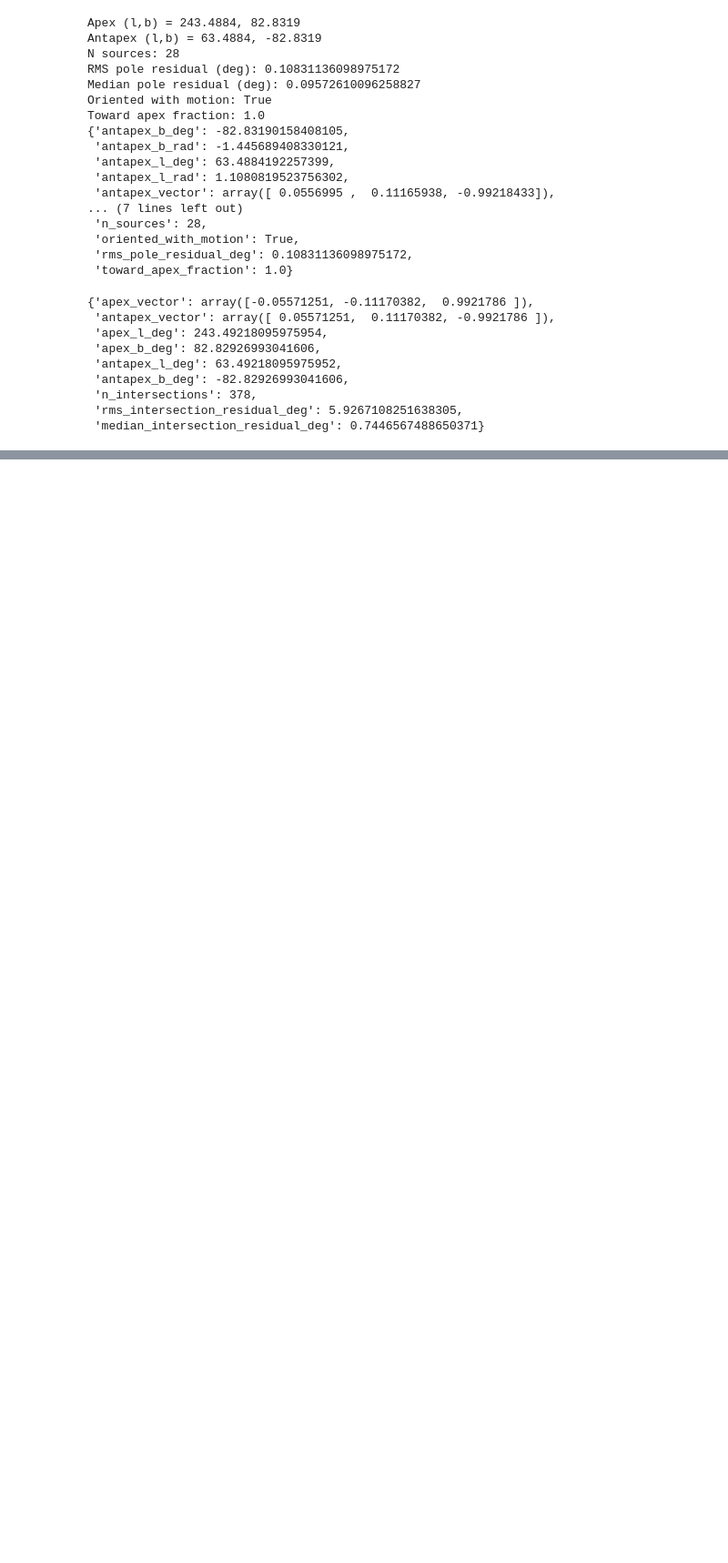
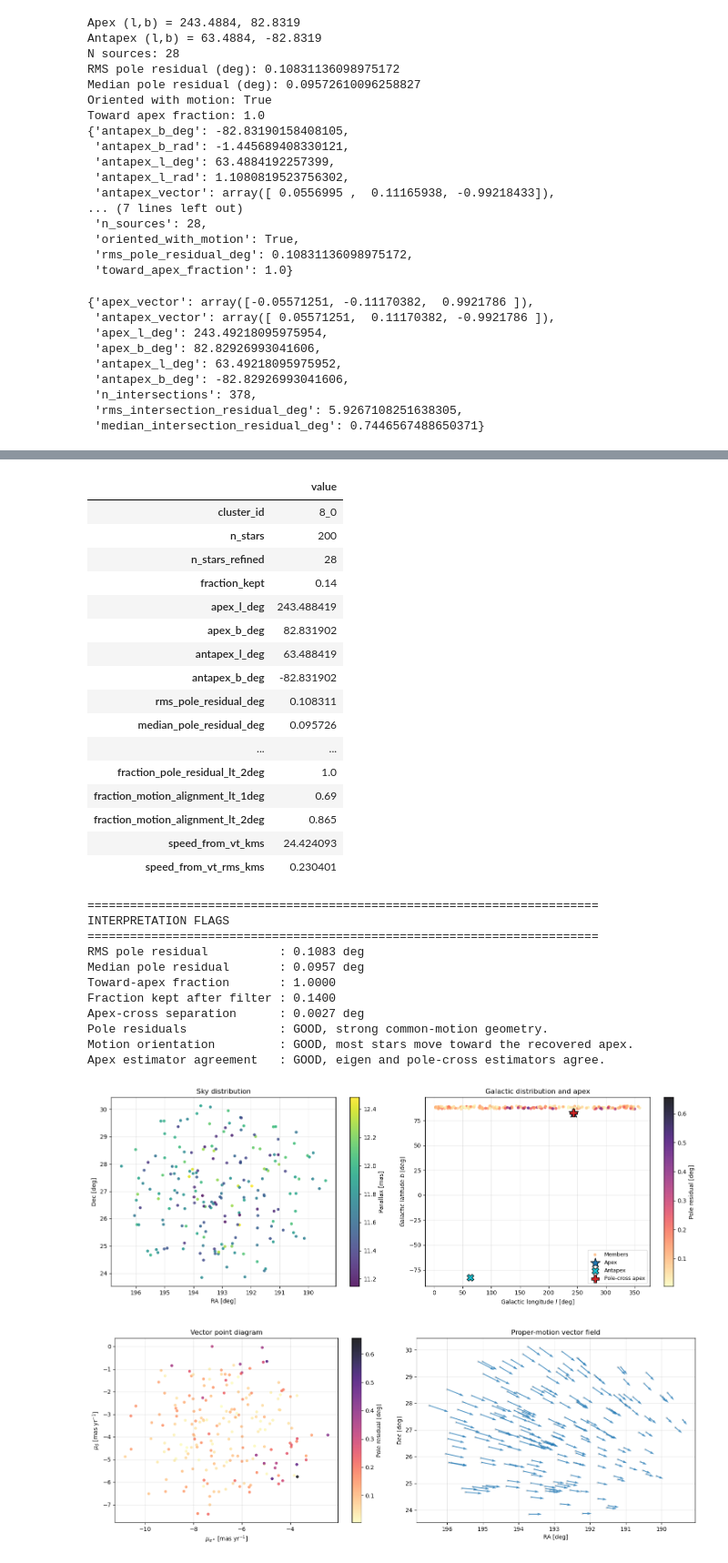
Before and after one commit to nicolasbojacarojas/clusterization_project, a Jupyter notebook: dev/pasantia/analisis_simulacion_coma.ipynb, the cells around one changed output, grey strips where cells are left out. Shown at 91% size. Cells and saved outputs as stored; diff of their text form; code cells hidden in the pictures; blank space fills up the shorter version.

```diff
--- a/dev/pasantia/analisis_simulacion_coma.ipynb
+++ b/dev/pasantia/analisis_simulacion_coma.ipynb
@@ -18,12 +18,24 @@ print("sys.path[0]:", sys.path[0])
 import pandas as pd
 import numpy as np
 import matplotlib.pyplot as plt
+import numpy as np
+import pandas as pd
+import matplotlib.pyplot as plt
+
+from astropy import units as u
+from astropy.coordinates import SkyCoord
+
+try:
+    from IPython.display import display
+except ImportError:
+    display = print
 
 from src.vector_director import run_cluster_analysis_from_dataframe
 import importlib
 import src.vector_director as vd
 importlib.reload(vd)
 from src.vector_director import run_cluster_analysis_from_dataframe
+KM_S_PER_ARCSEC_YR_PC = 4.74047
 # %% [output]
 project_root: c:\Users\nicob\One Drive Uniandes\OneDrive - Universidad de los Andes\Doctorado\proyecto\clusterization_project
 sys.path[0]: C:\Users\nicob\One Drive Uniandes\OneDrive - Universidad de los Andes\Doctorado\proyecto\clusterization_project
@@ -870,0 +1882,7 @@ plt.show()
+# %%
+summary_df, df_diag, boot_df = show_cluster_validation_products(
+    result,
+    bootstrap_n=1000,
+    bootstrap_seed=42,
+)
+# %% [output]
@@ -870,0 +1892,30 @@ plt.show()
+|  | value |
+| cluster_id | 8_0 |
+| n_stars | 200 |
+| n_stars_refined | 28 |
+| fraction_kept | 0.14 |
+| apex_l_deg | 243.488419 |
+| apex_b_deg | 82.831902 |
+| antapex_l_deg | 63.488419 |
+| antapex_b_deg | -82.831902 |
+| rms_pole_residual_deg | 0.108311 |
+| median_pole_residual_deg | 0.095726 |
+| ... | ... |
+| fraction_pole_residual_lt_2deg | 1.0 |
+| fraction_motion_alignment_lt_1deg | 0.69 |
+| fraction_motion_alignment_lt_2deg | 0.865 |
+| speed_from_vt_kms | 24.424093 |
+| speed_from_vt_rms_kms | 0.230401 |
+========================================================================
+INTERPRETATION FLAGS
+========================================================================
+RMS pole residual          : 0.1083 deg
+Median pole residual       : 0.0957 deg
+Toward-apex fraction       : 1.0000
+Fraction kept after filter : 0.1400
+Apex-cross separation      : 0.0027 deg
+Pole residuals             : GOOD, strong common-motion geometry.
+Motion orientation         : GOOD, most stars move toward the recovered apex.
+Apex estimator agreement   : GOOD, eigen and pole-cross estimators agree.
+[figure, added]
+[figure, added]
```
Also changed, not shown: parts of 6 cells of this notebook, 19 other files.
